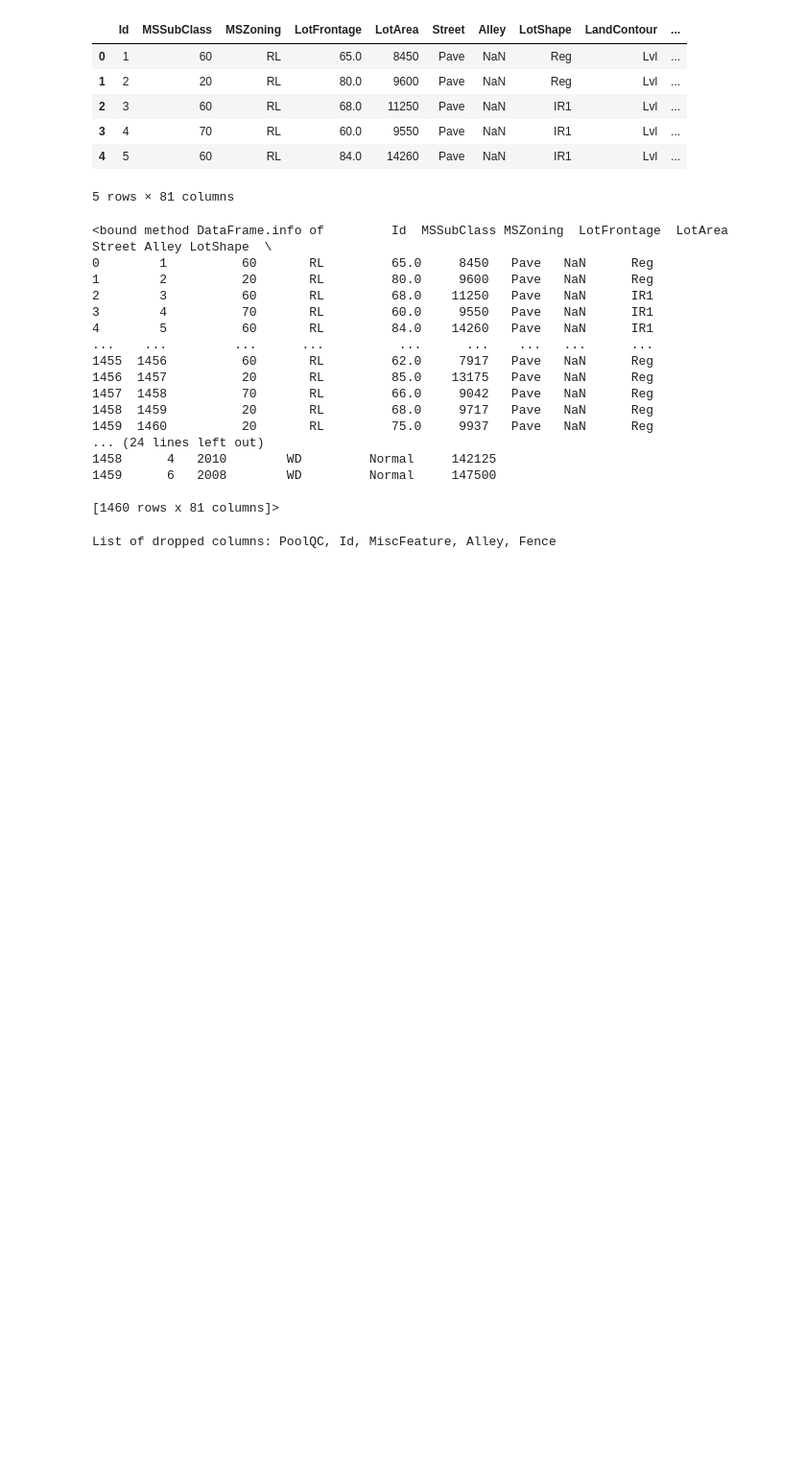
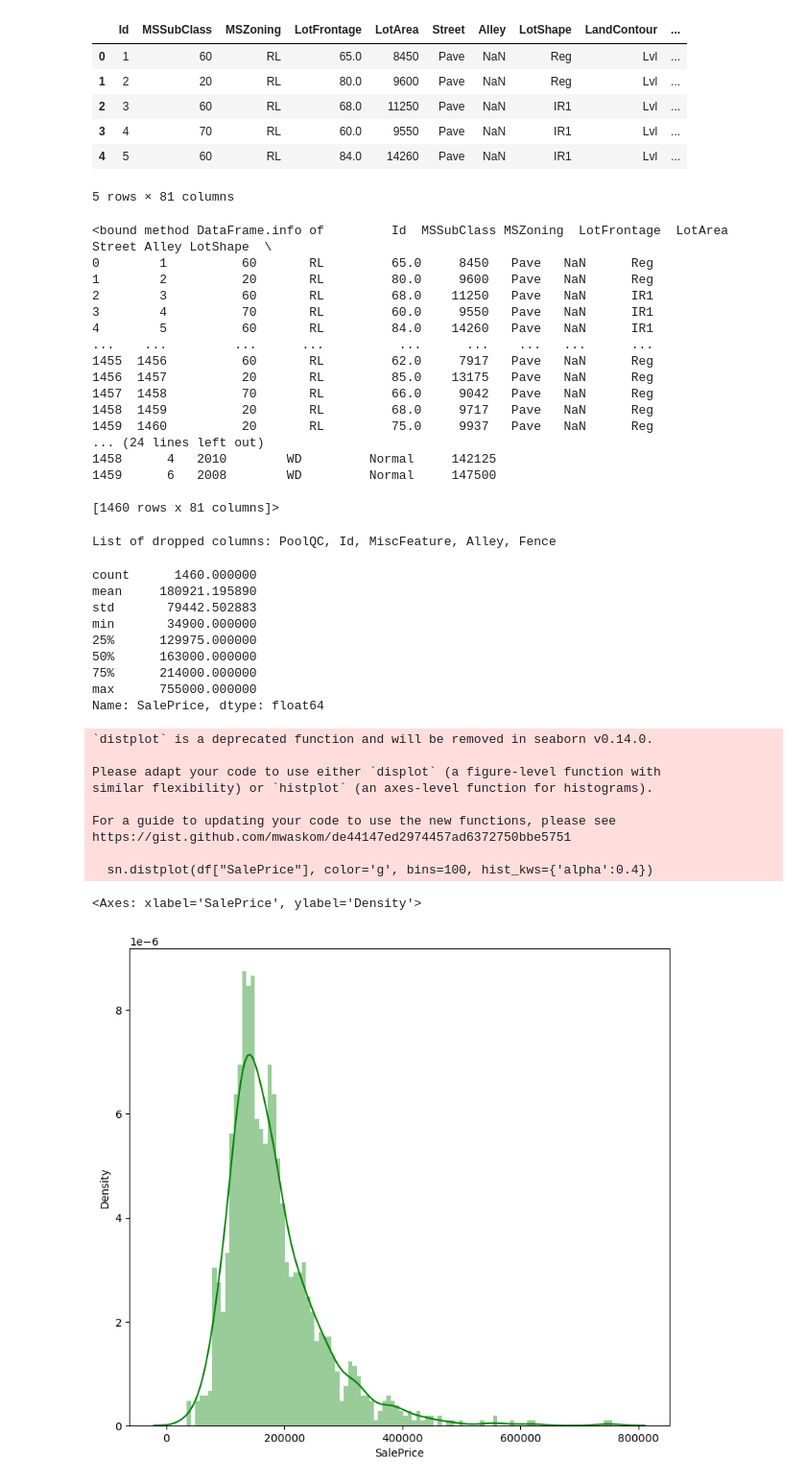
Before and after one commit to flormartinaus/EDA-using-Python, a Jupyter notebook: coding.ipynb, the cells around one changed output. Shown: that part at 96% size. Cells and saved outputs as stored; diff of their text form; code cells hidden in the pictures; blank space fills up the shorter version.

```diff
--- a/coding.ipynb
+++ b/coding.ipynb
@@ -48,3 +49,30 @@ print('\n')
 df = df2
 # %% [output]
 List of dropped columns: PoolQC, Id, MiscFeature, Alley, Fence
+# %%
+# visualize the distribution and characteristics of the 'SalePrice' variable in the dataset
+
+print(df['SalePrice'].describe())
+plt.figure(figsize=(9,8))
+sn.distplot(df["SalePrice"], color='g', bins=100, hist_kws={'alpha':0.4})
+# %% [output]
+count      1460.000000
+mean     180921.195890
+std       79442.502883
+min       34900.000000
+25%      129975.000000
+50%      163000.000000
+75%      214000.000000
+max      755000.000000
+Name: SalePrice, dtype: float64
+`distplot` is a deprecated function and will be removed in seaborn v0.14.0.
+
+Please adapt your code to use either `displot` (a figure-level function with
+similar flexibility) or `histplot` (an axes-level function for histograms).
+
+For a guide to updating your code to use the new functions, please see
+https://gist.github.com/mwaskom/de44147ed2974457ad6372750bbe5751
+
+  sn.distplot(df["SalePrice"], color='g', bins=100, hist_kws={'alpha':0.4})
+<Axes: xlabel='SalePrice', ylabel='Density'>
+[figure, added]
```
Also changed, not shown: parts of 2 cells of this notebook.
